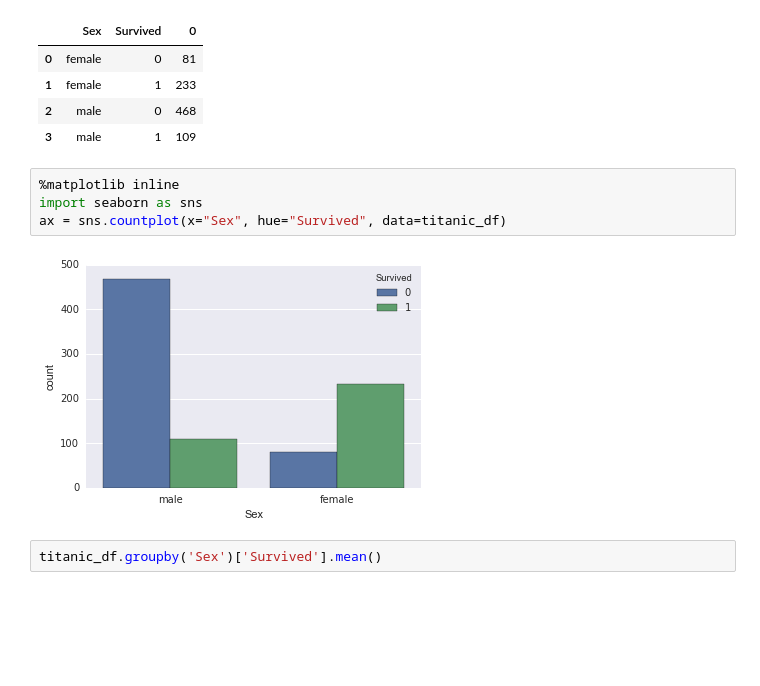
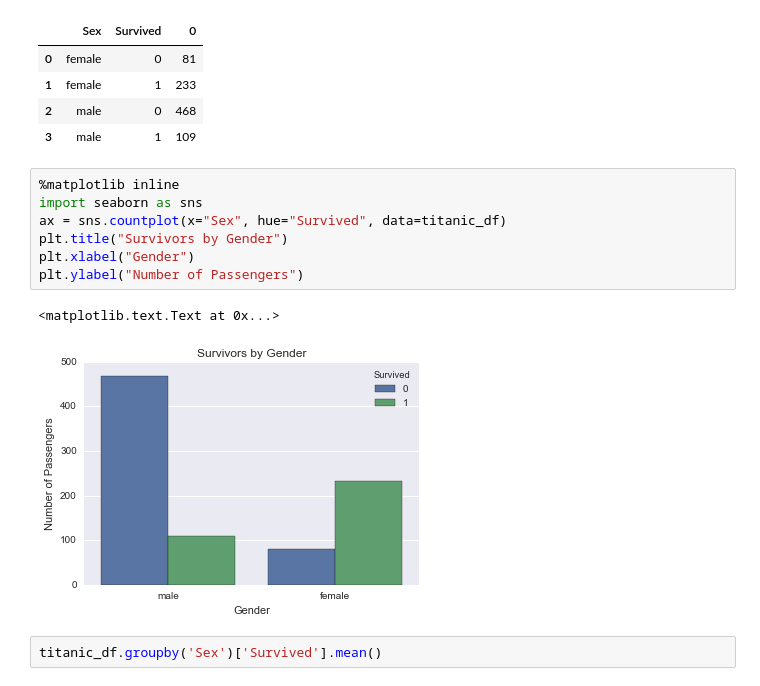
Before and after one commit to happyhoneyb/Udacity-I2P-Stage5, a Jupyter notebook: Titanic_project_stage5.ipynb, the cells around one changed output. Saved outputs shown, nothing was run; the diff lists cells and outputs as text; blank space fills up the shorter version.

```diff
--- a/Titanic_project_stage5.ipynb
+++ b/Titanic_project_stage5.ipynb
@@ -65,9 +65,13 @@ titanic_df.groupby(['Sex', 'Survived']).size().reset_index()
 # %%
 %matplotlib inline
 import seaborn as sns
 ax = sns.countplot(x="Sex", hue="Survived", data=titanic_df)
+plt.title("Survivors by Gender")
+plt.xlabel("Gender")
+plt.ylabel("Number of Passengers")
 # %% [output]
+<matplotlib.text.Text at 0x...>
-[figure, old version]
+[figure, new version]
 # %%
 titanic_df.groupby('Sex')['Survived'].mean()
 # %% [output]
```
Also changed, not shown: parts of 20 cells of this notebook, 1 other file.
